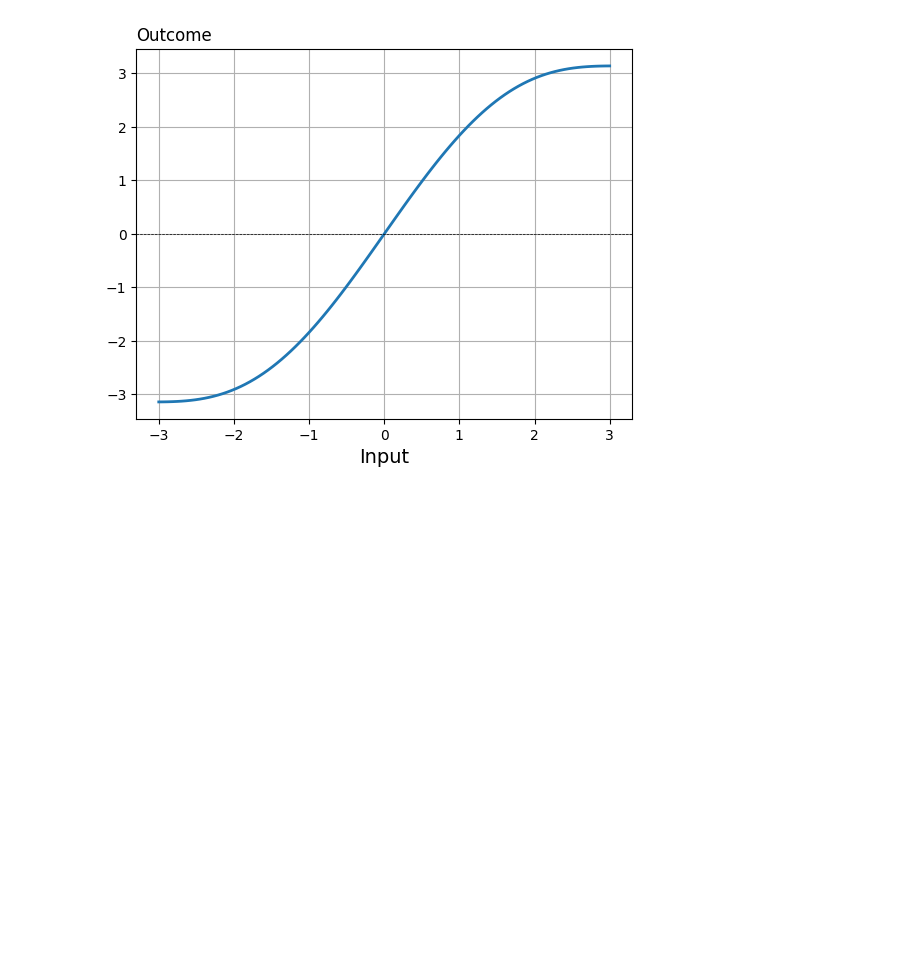
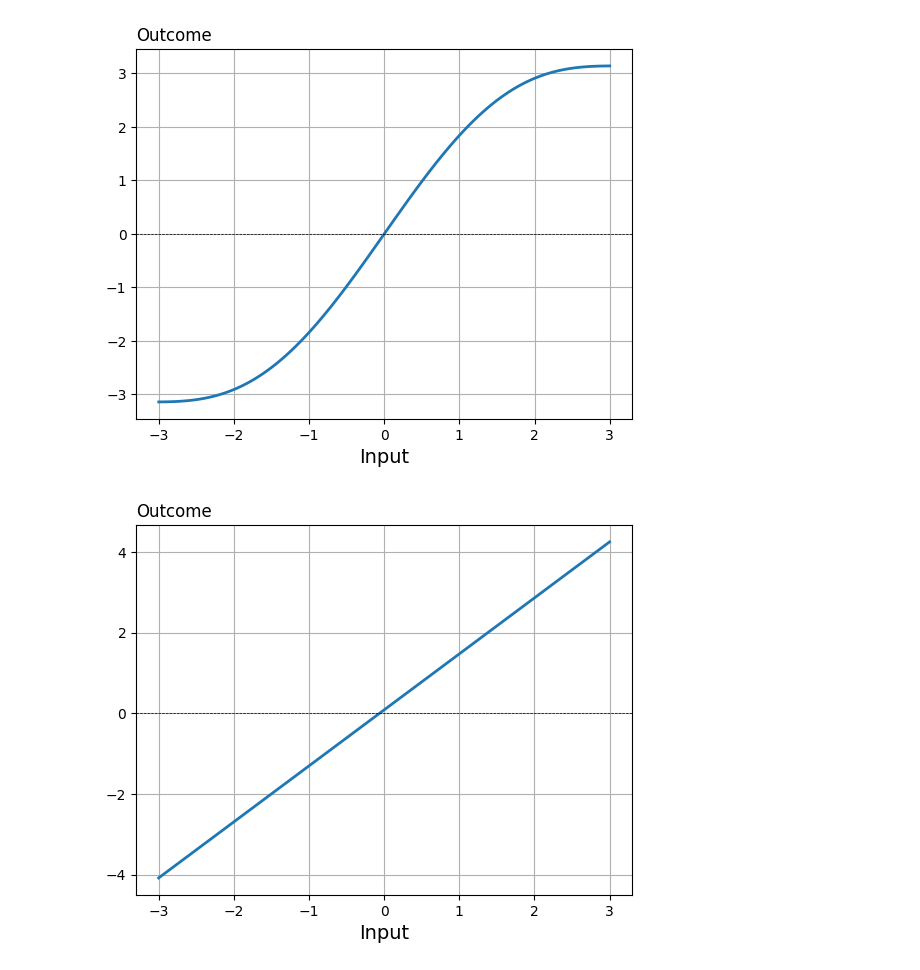
Before and after one commit to pharringtonp19/business-analytics, a Jupyter notebook: notebooks/linear_regression_motivation.ipynb, the cells around one changed output. Cells and saved outputs as stored; diff of their text form; code cells hidden in the pictures; blank space fills up the shorter version.

```diff
--- a/notebooks/linear_regression_motivation.ipynb
+++ b/notebooks/linear_regression_motivation.ipynb
@@ -79,3 +79,20 @@ fig.savefig('normal_distribution_true.png')
 plt.show()
 # %% [output]
 [figure]
+# %%
+# Get the slope and intercept from the model
+intercept, slope = result.params
+
+ys1_hat = intercept + slope * xs
+
+# Plot the data points
+fig, ax = plt.subplots()
+plt.plot(xs, ys1_hat, label='Data Points', linewidth=2)
+plt.title("Outcome", loc='left')
+plt.xlabel("Input", size=14)
+plt.axhline(0, color='black', linewidth=0.5, linestyle='--')  # Mean line
+plt.grid(True)
+fig.savefig('lbf.png')
+plt.show()
+# %% [output]
+[figure, added]
```
Also changed, not shown: parts of 1 cell of this notebook.
